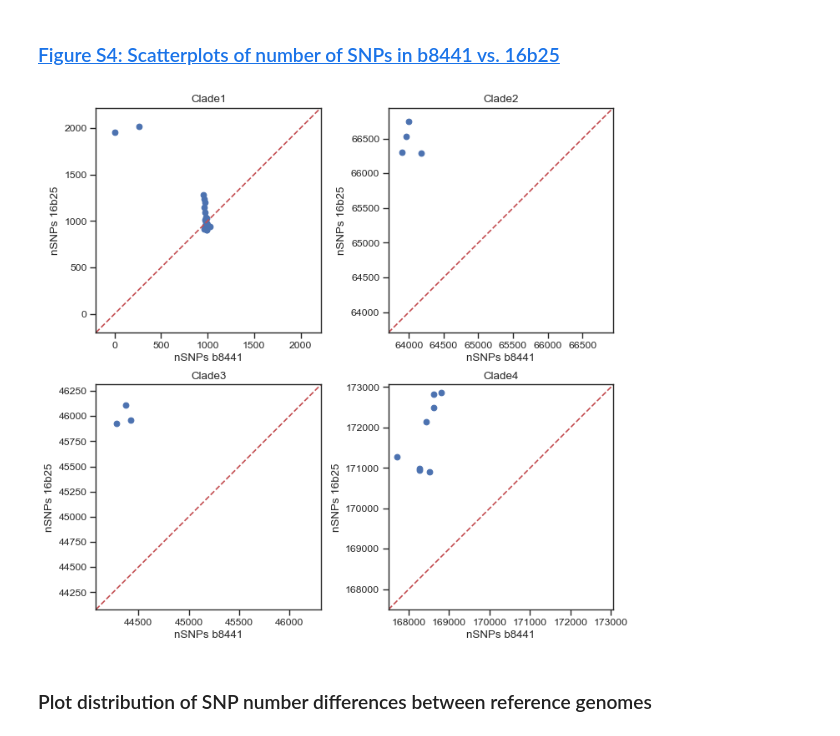
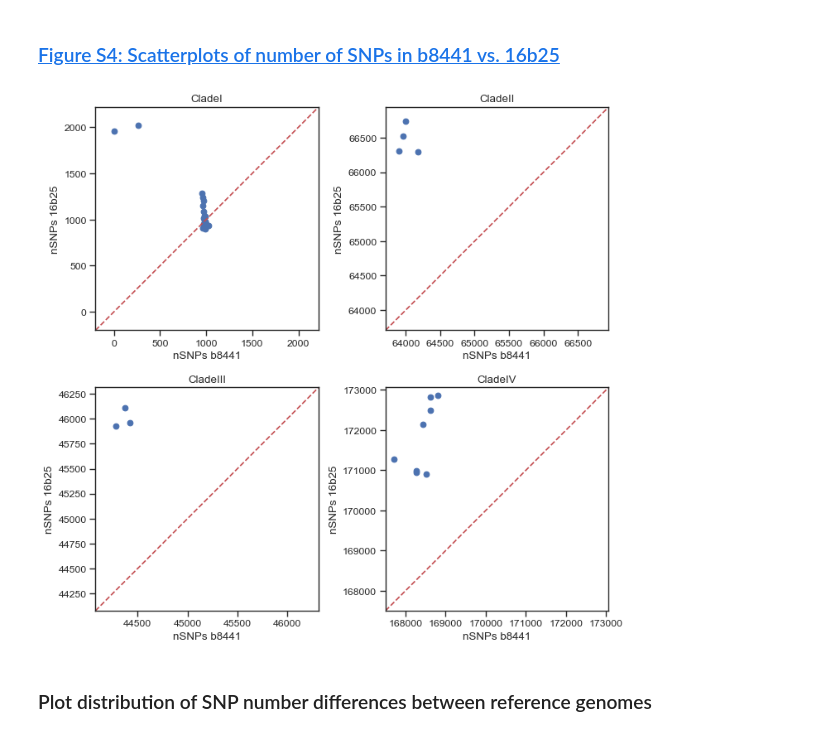
Before and after one commit to broadinstitute/isham_wgs, a Jupyter notebook: analysis.ipynb, the cells around one changed output. Drawn from its saved outputs; the diff is of its cells as text; code cells hidden in the pictures.

```diff
--- a/analysis.ipynb
+++ b/analysis.ipynb
@@ -122,6 +122,8 @@ clade_map = {
     4 : 'South America'
 }
 
+clade_roman = ['I', 'II', 'III', 'IV']
+
 # font = {'family' : 'normal',
 #         'size'   : 11}
 # matplotlib.rc('font', **font)
@@ -368,7 +370,7 @@ for clade_i in range(1,5):
     clade_data = nsnp_meta_melt[nsnp_meta_melt['Clade']==clade_i]
     plt.subplot(2, 2, clade_i)
     ax = sns.swarmplot(data=clade_data, x='pipelines', y='nSNPs', color='grey')
-    plt.title('Clade '+str(clade_i))
+    plt.title('Clade '+clade_roman[clade_i-1])
     plt.setp(ax.get_xticklabels(), rotation=60)
 
     # boxplot no fill
@@ -572,7 +574,7 @@ for clade_i in range(1,5):
     plt.subplot(2,2,clade_i)
     sns.boxplot(data = ct.melt(value_name='percentage of private SNPs', var_name='callsets'),
                 y='percentage of private SNPs', x='callsets', color='grey')
-    plt.title('Clade '+str(clade_i))
+    plt.title('Clade '+clade_roman[clade_i-1])
     if clade_i in [1,2]:
         plt.xticks([])
     else:
@@ -919,28 +940,28 @@ data.to_csv('data/refdiff/n_snps_16b25_vs_b8441.tsv', sep='\t')
 # %%
 data = pd.read_csv('data/refdiff/n_snps_16b25_vs_b8441.tsv', sep='\t', header=0)
 
 fig=plt.figure(figsize=(10, 10), dpi=80, facecolor='w', edgecolor='k')
 plt.subplots_adjust(wspace=0.3, hspace=0.22)
 
 sns.set_style("ticks")
 for clade_i in range(1,5):
     plt.subplot(2, 2, clade_i)
     plt.gca().set_aspect('equal', adjustable='box')
     subdata = data[data.Clade==clade_i][['b8441', '16b25']]
     plt.scatter(subdata['b8441'], subdata['16b25'])
     plt.xlabel('nSNPs b8441')
     plt.ylabel('nSNPs 16b25')
-    plt.title('Clade'+str(clade_i))
+    plt.title('Clade'+clade_roman[clade_i-1])
 
     lim_min = min(subdata.min())-200
     lim_max = max(subdata.max())+200
     plt.xlim(lim_min, lim_max)
     plt.ylim(lim_min, lim_max)
     x=np.linspace(lim_min, lim_max,101)
     plt.plot(x,x,'r--')
 fig.savefig('figs/FigureS4_1.pdf')
 # %% [output]
-[figure, old version]
+[figure, new version]
 # %% [markdown]
 ### Plot distribution of SNP number differences between reference genomes
 # %%
```
Also changed, not shown: parts of 9 cells of this notebook, 20 other files.
